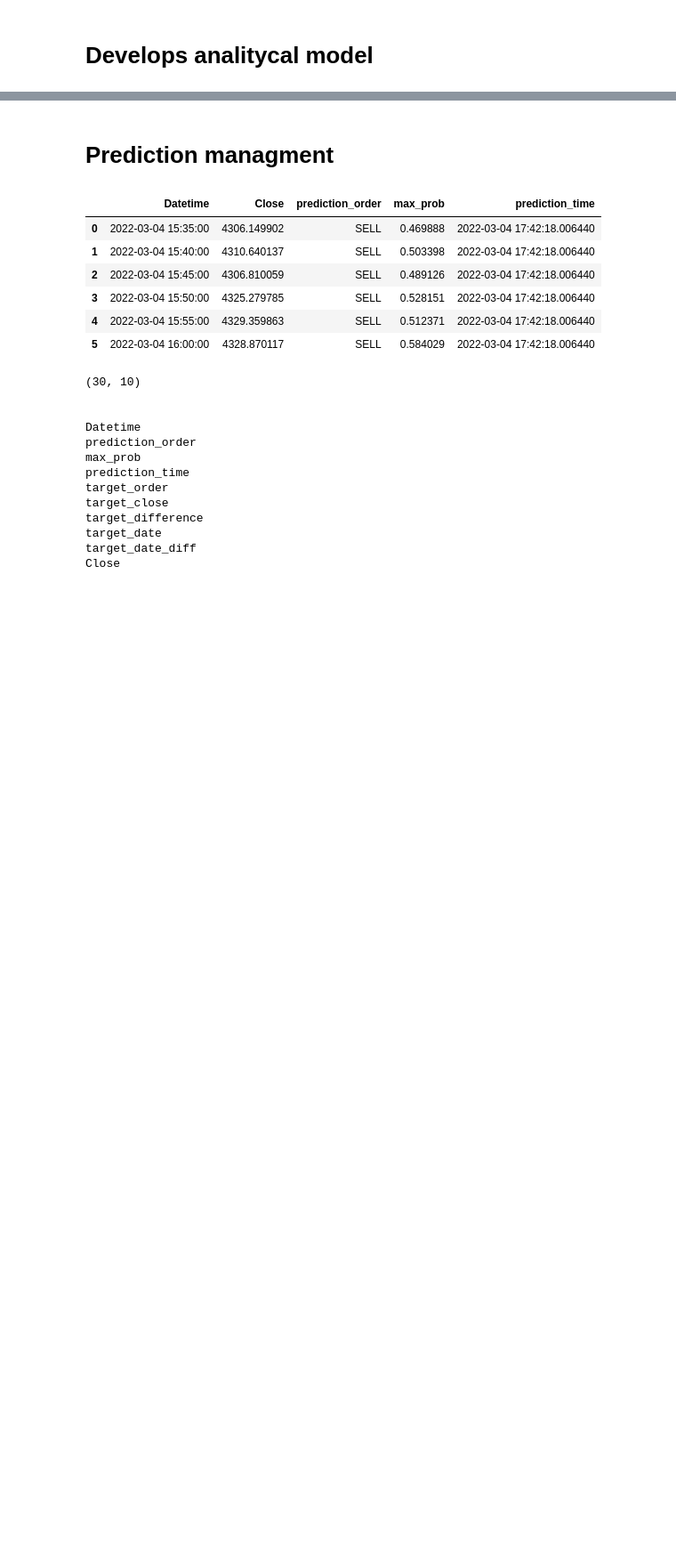
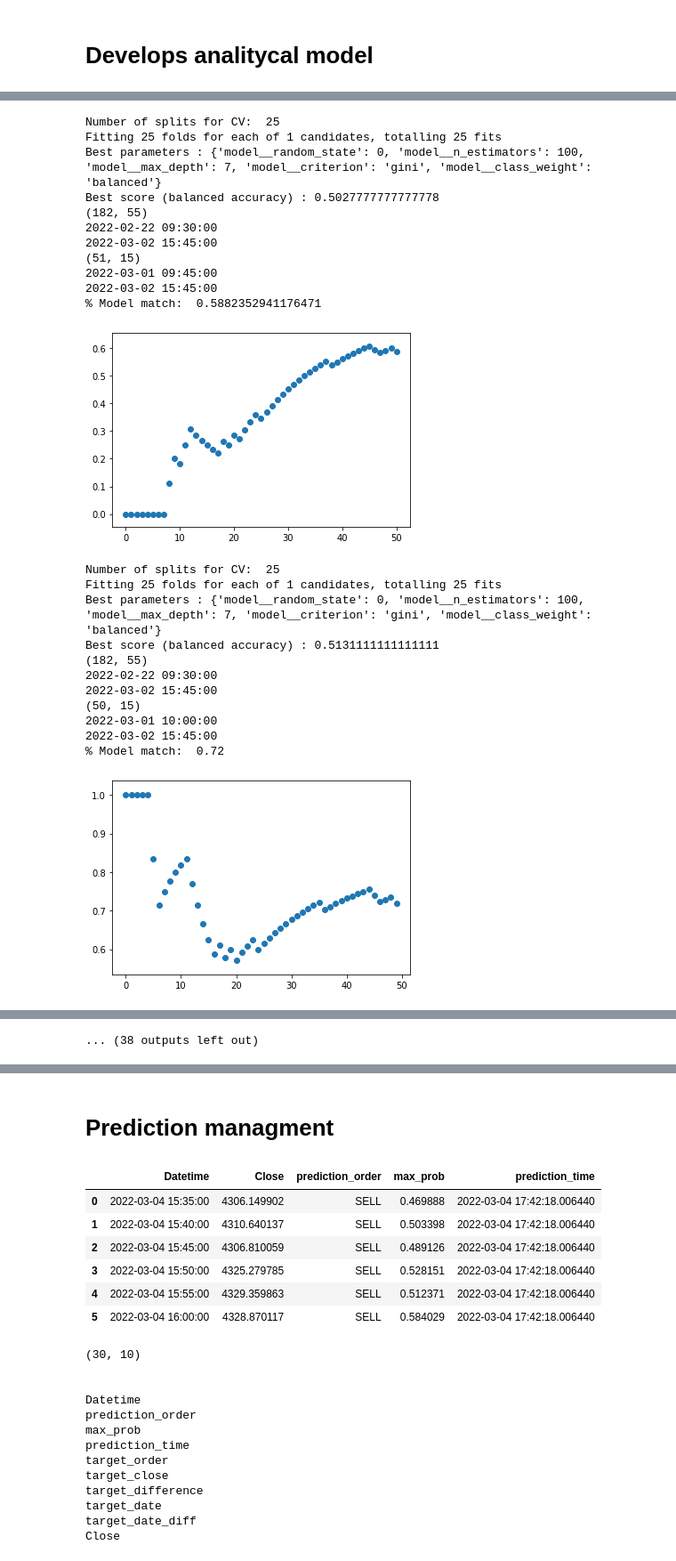
Before and after one commit to willyuyasan/Trading_model_spx500, a Jupyter notebook: python_code/5m_model/03_AML_trading_model_5m.ipynb, the cells around one changed output, grey strips where cells are left out. Shown at 89% size. Drawn from its saved outputs; the diff is of its cells as text; code cells hidden in the pictures; blank space fills up the shorter version.

```diff
--- a/python_code/5m_model/03_AML_trading_model_5m.ipynb
+++ b/python_code/5m_model/03_AML_trading_model_5m.ipynb
@@ -124,2 +67,0 @@ print(df_analysis['target_date_diff'].value_counts(dropna=False).reset_index().s
-# %%
-df_analysis_01 = df_analysis.copy()
@@ -768,0 +385,48 @@ plt.show()
+# %%
+init_date = datetime.datetime(2022,3,1,9,45)
+
+testing_dates = [init_date]
+
+for i in range(0,24):
+    gen_date = init_date + relativedelta(minutes=15)
+    testing_dates.append(gen_date)
+    init_date = gen_date
+
+
+for dtime in testing_dates:
+    #Defines the time window to do analisys
+    order_datetime = dtime
+    start_datetime = order_datetime - relativedelta(days=10)
+    end_datetime = order_datetime + relativedelta(days=1.5)
+
+    df_sim_results = simulation(order_datetime, start_datetime, end_datetime)
+
+    if dtime == testing_dates[0]:
+        df_sim_results_01 = df_sim_results.copy()
+    else:
+        df_sim_results_01 = df_sim_results_01.append(df_sim_results).copy()
+# %% [output]
+Number of splits for CV:  25
+Fitting 25 folds for each of 1 candidates, totalling 25 fits
+Best parameters : {'model__random_state': 0, 'model__n_estimators': 100, 'model__max_depth': 7, 'model__criterion': 'gini', 'model__class_weight': 'balanced'}
+Best score (balanced accuracy) : 0.5027777777777778
+(182, 55)
+2022-02-22 09:30:00
+2022-03-02 15:45:00
+(51, 15)
+2022-03-01 09:45:00
+2022-03-02 15:45:00
+% Model match:  0.5882352941176471
+[figure, added]
+Number of splits for CV:  25
+Fitting 25 folds for each of 1 candidates, totalling 25 fits
+Best parameters : {'model__random_state': 0, 'model__n_estimators': 100, 'model__max_depth': 7, 'model__criterion': 'gini', 'model__class_weight': 'balanced'}
+Best score (balanced accuracy) : 0.5131111111111111
+(182, 55)
+2022-02-22 09:30:00
+2022-03-02 15:45:00
+(50, 15)
+2022-03-01 10:00:00
+2022-03-02 15:45:00
+% Model match:  0.72
+[figure, added]
@@ -768,0 +481 @@ plt.show()
+... (38 outputs left out)
```
Also changed, not shown: parts of 53 cells of this notebook, 3 other files.
